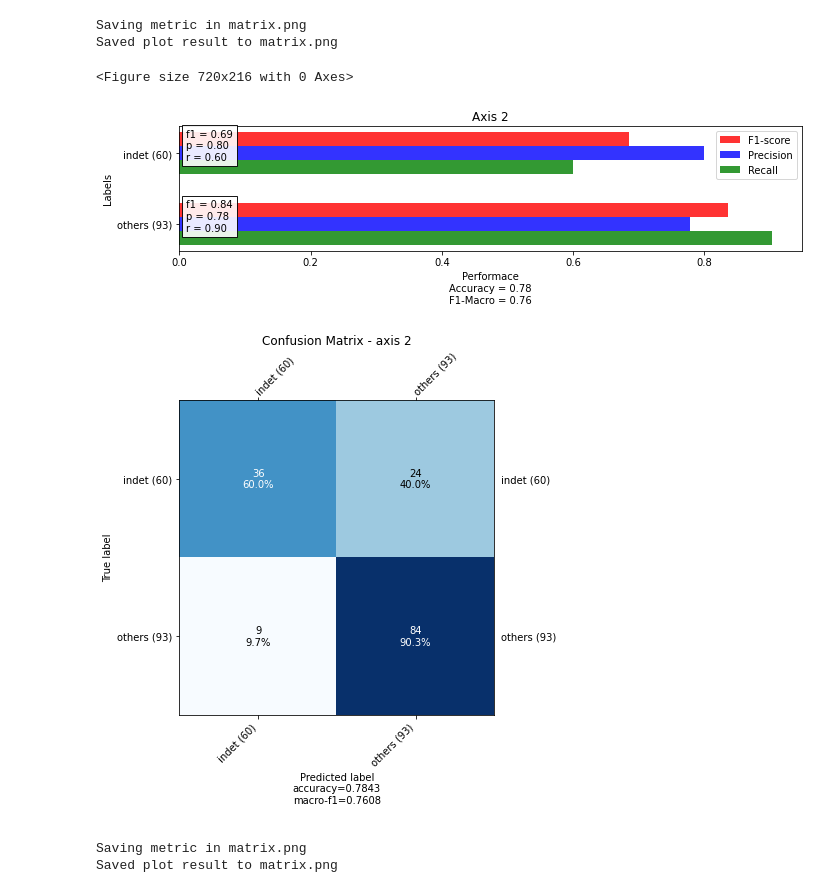
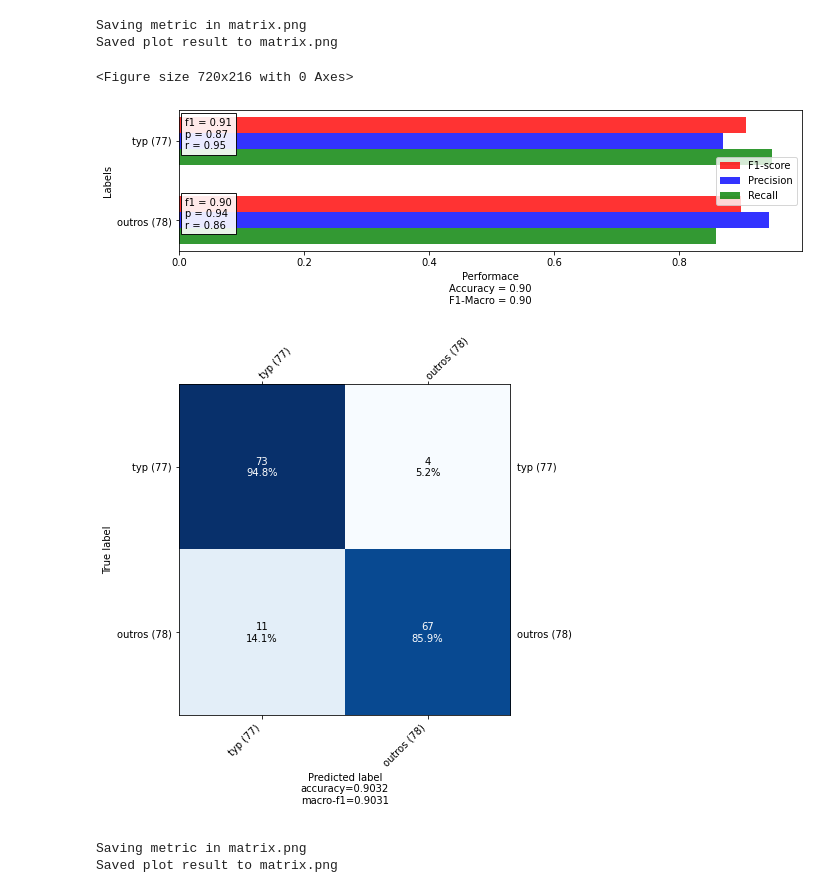
Before and after one commit to noamlr/img3d-lung-class, a Jupyter notebook: plot_metrics.ipynb, the cells around one changed output. Saved outputs shown, nothing was run; the diff lists cells and outputs as text; code cells hidden in the pictures.

```diff
--- a/plot_metrics.ipynb
+++ b/plot_metrics.ipynb
@@ -515,36 +515,36 @@ def main(args):
 # %%
 # confusion_matrix = np.array([[66,2,5], [1,26,2], [10,4,16]])
 # confusion_matrix = np.array([[67, 2, 4], [0, 26, 3], [7, 7, 16]])
-confusion_matrix = np.array([[36, 24],[9, 84]])
-labels = ["indet", "others"]
+confusion_matrix = np.array([[73, 4],[11, 67]])
+labels = ["typ", "outros"]
 
 plot_labels_metrics(
                 cm=confusion_matrix,
                 normalize=False,
                 labels=labels,
                 show_zero=False,
-                title='Axis 2',
+                title='',
                 clear_diagonal=False,
                 figsize=(15, 105),
                 output_file="matrix.png"
             )
 plot_confusion_matrix(
                 cm=confusion_matrix,
                 normalize=False,
                 labels=labels,
                 show_zero=False,
-                title="Confusion Matrix - axis 2",
+                title="",
                 clear_diagonal=False,
                 output_file="matrix.png",
                 figsize=(10, 7)
 #                 verbose=args.verbose,
             )
 # %% [output]
 Saving metric in matrix.png
 Saved plot result to matrix.png
 <Figure size 720x216 with 0 Axes>
-[figure, old version]
+[figure, new version]
-[figure, old version]
+[figure, new version]
 # %%
 # 6 eixos
 # 42 imagens
```
Also changed, not shown: 49 other files.
